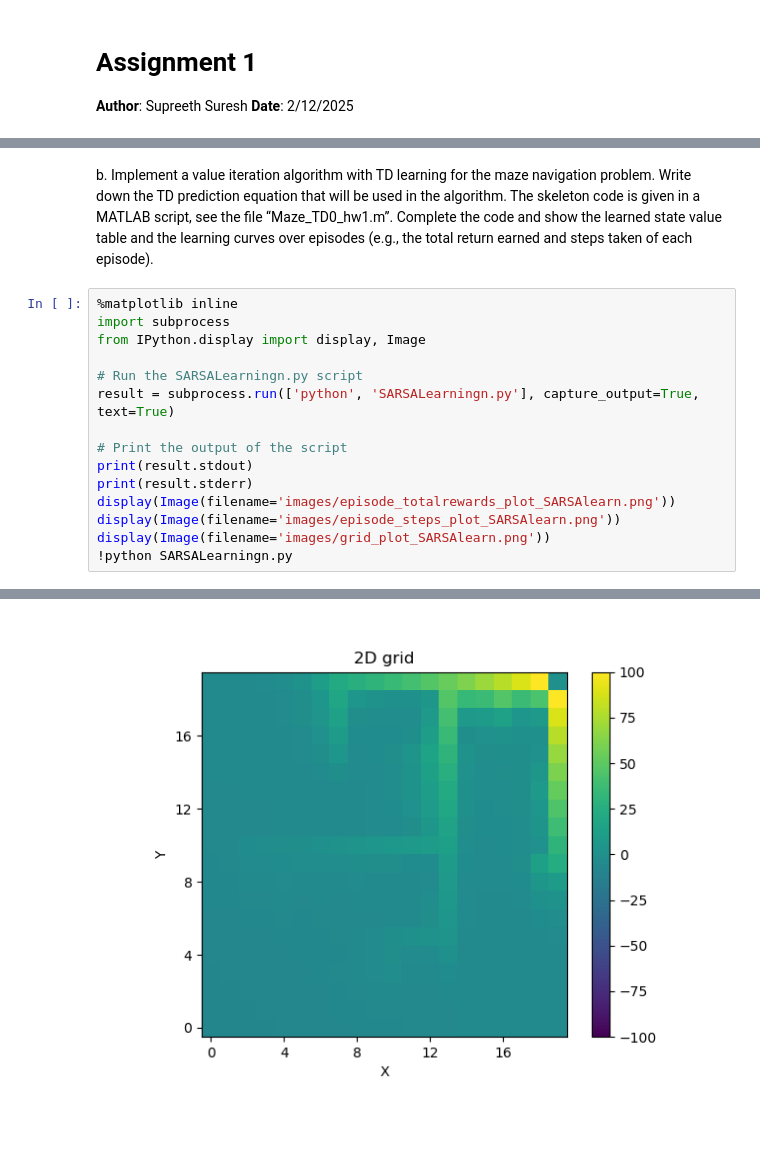
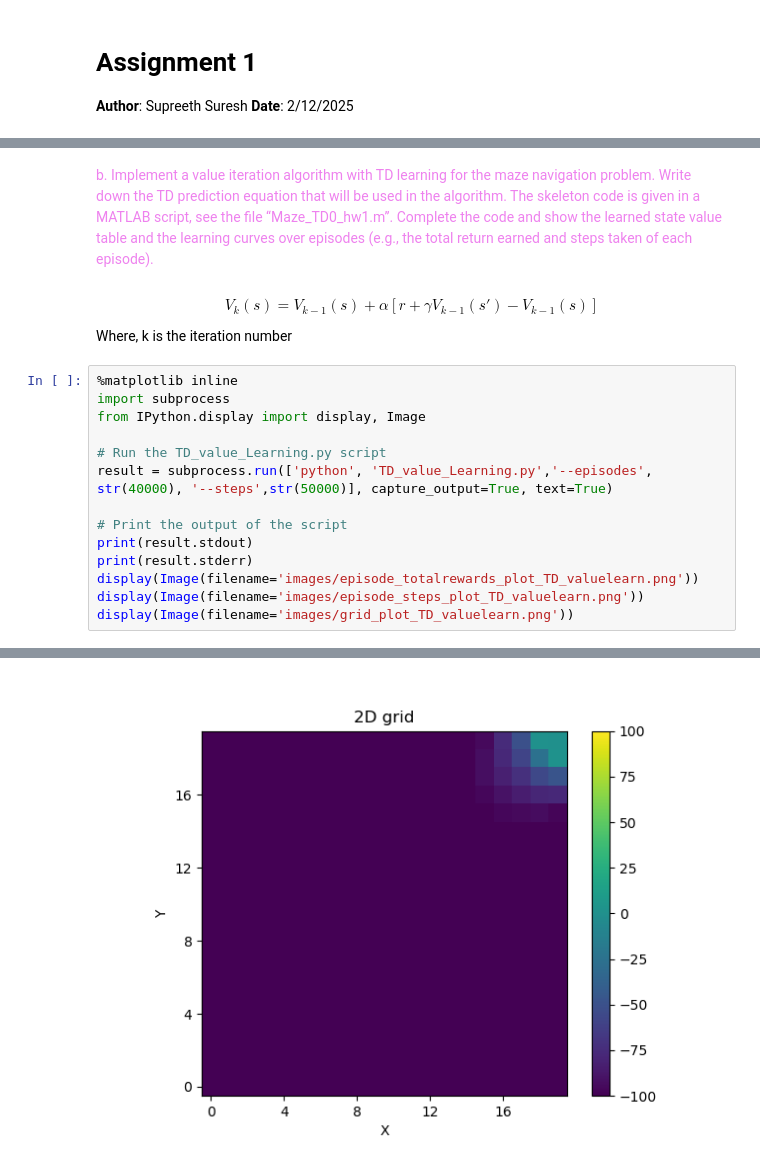
Before and after one commit to supreethms1809/DeepRL, a Jupyter notebook: Assignment1/report.ipynb, the cells around one changed output, grey strips where cells are left out. Saved outputs shown, nothing was run; the diff lists cells and outputs as text; blank space fills up the shorter version.

Commit message:
Add TD-Learning implementation for maze problem with inline plotting and reward structure (the answers are wrong) !!!!FIX this

```diff
--- a/Assignment1/report.ipynb
+++ b/Assignment1/report.ipynb
@@ -31,18 +64,23 @@ a. If the objective of the maze navigation is to find the shortest path, design
 # %% [markdown]
+<span style="color: violet;">
 b. Implement a value iteration algorithm with TD learning for the maze navigation problem. Write down the TD prediction equation that will be used in the algorithm. The skeleton code is given in a MATLAB script, see the file “Maze_TD0_hw1.m”. Complete the code and show the learned state value table and the learning curves over episodes (e.g., the total return earned and steps taken of each episode).
+</span>
+# %% [markdown]
+$$ V_k(s) = V_{k-1}(s) + \alpha [r + \gamma V_{k-1}(s') - V_{k-1}(s)] $$
+
+Where, k is the iteration number
 # %%
 %matplotlib inline
 import subprocess
 from IPython.display import display, Image
 
-# Run the SARSALearningn.py script
-result = subprocess.run(['python', 'SARSALearningn.py'], capture_output=True, text=True)
+# Run the TD_value_Learning.py script
+result = subprocess.run(['python', 'TD_value_Learning.py','--episodes', str(40000), '--steps',str(50000)], capture_output=True, text=True)
 
 # Print the output of the script
 print(result.stdout)
 print(result.stderr)
-display(Image(filename='images/episode_totalrewards_plot_SARSAlearn.png'))
-display(Image(filename='images/episode_steps_plot_SARSAlearn.png'))
-display(Image(filename='images/grid_plot_SARSAlearn.png'))
-!python SARSALearningn.py
+display(Image(filename='images/episode_totalrewards_plot_TD_valuelearn.png'))
+display(Image(filename='images/episode_steps_plot_TD_valuelearn.png'))
+display(Image(filename='images/grid_plot_TD_valuelearn.png'))
 # %% [output]
@@ -61 +106 @@ display(Image(filename='images/grid_plot_SARSAlearn.png'))
-[figure, old version]
+[figure, new version]
```
Also changed, not shown: parts of 12 cells of this notebook, 3 other files.
